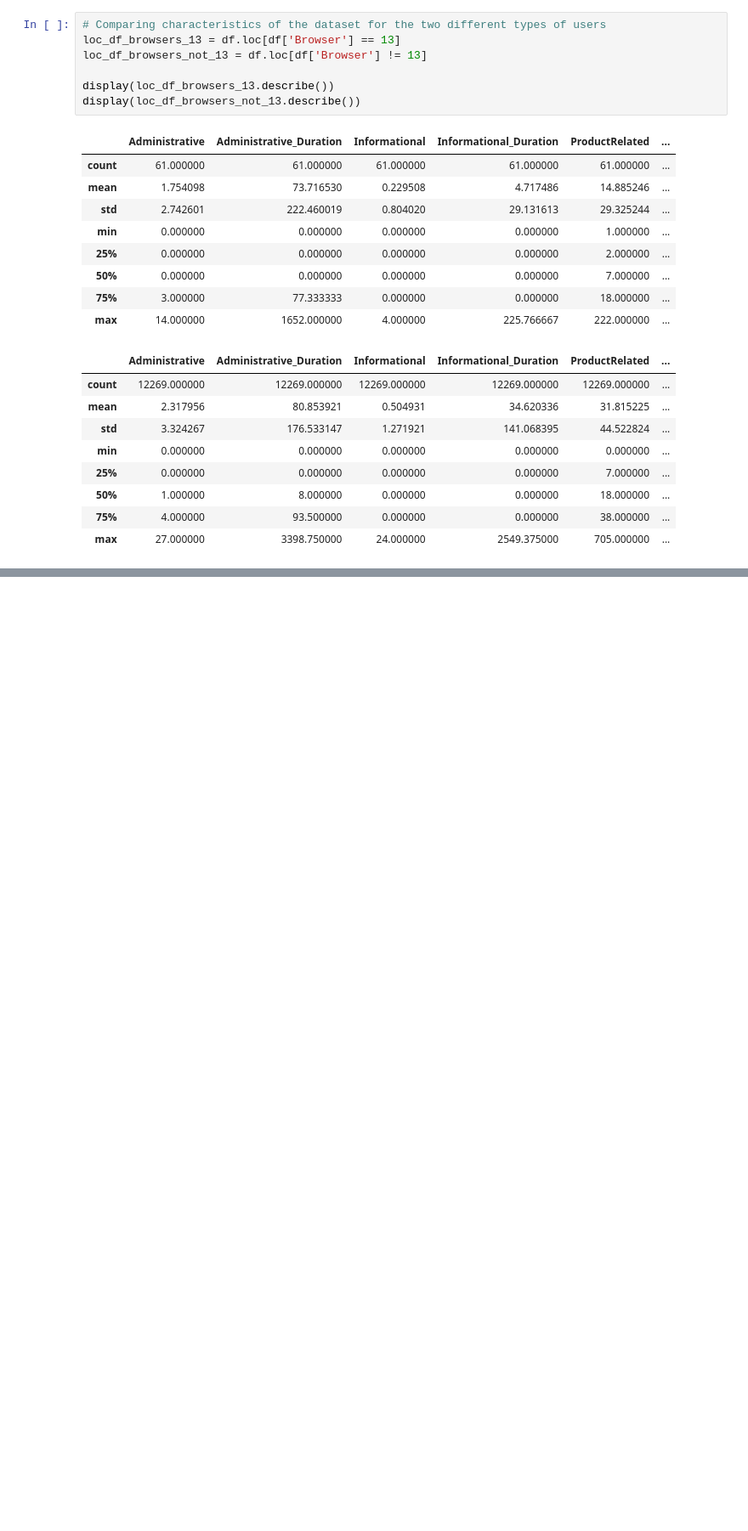
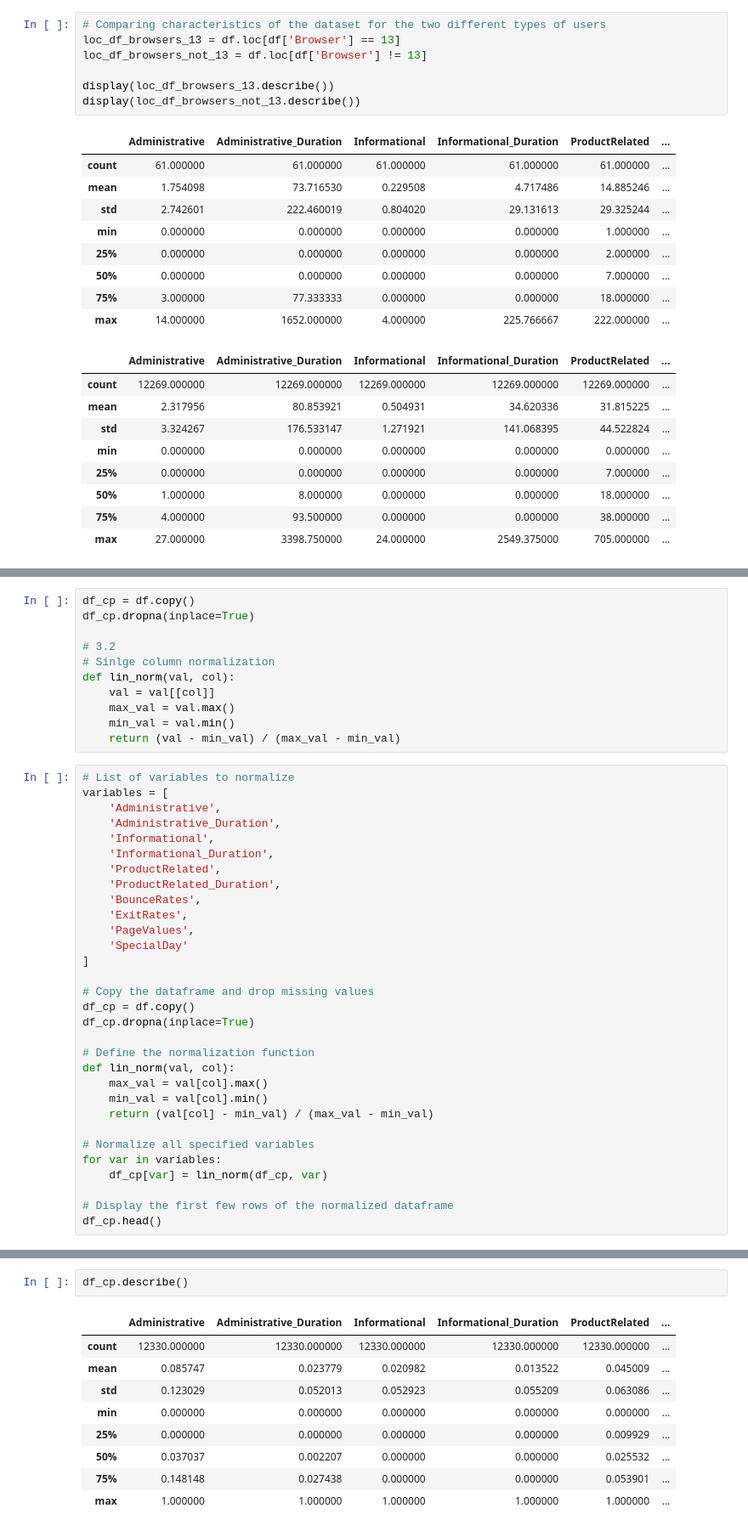
Before and after one commit to Nuraly1503/Data-Analytics, a Jupyter notebook: DA02/2-2.ipynb, the cells around one changed output, grey strips where cells are left out. Shown at 85% size. Cells and saved outputs as stored; diff of their text form; blank space fills up the shorter version.

```diff
--- a/DA02/2-2.ipynb
+++ b/DA02/2-2.ipynb
@@ -64,0 +118,42 @@ display(loc_df_browsers_not_13.describe())
+# %%
+df_cp = df.copy()
+df_cp.dropna(inplace=True)
+
+# 3.2
+# Sinlge column normalization
+def lin_norm(val, col):
+    val = val[[col]]
+    max_val = val.max()
+    min_val = val.min()
+    return (val - min_val) / (max_val - min_val)
+# %%
+# List of variables to normalize
+variables = [
+    'Administrative',
+    'Administrative_Duration',
+    'Informational',
+    'Informational_Duration',
+    'ProductRelated',
+    'ProductRelated_Duration',
+    'BounceRates',
+    'ExitRates',
+    'PageValues',
+    'SpecialDay'
+]
+
+# Copy the dataframe and drop missing values
+df_cp = df.copy()
+df_cp.dropna(inplace=True)
+
+# Define the normalization function
+def lin_norm(val, col):
+    max_val = val[col].max()
+    min_val = val[col].min()
+    return (val[col] - min_val) / (max_val - min_val)
+
+# Normalize all specified variables
+for var in variables:
+    df_cp[var] = lin_norm(df_cp, var)
+
+# Display the first few rows of the normalized dataframe
+df_cp.head()
@@ -64,0 +179,12 @@ display(loc_df_browsers_not_13.describe())
+# %%
+df_cp.describe()
+# %% [output]
+|  | Administrative | Administrative_Duration | Informational | Informational_Duration | ProductRelated | ... |
+| count | 12330.000000 | 12330.000000 | 12330.000000 | 12330.000000 | 12330.000000 | ... |
+| mean | 0.085747 | 0.023779 | 0.020982 | 0.013522 | 0.045009 | ... |
+| std | 0.123029 | 0.052013 | 0.052923 | 0.055209 | 0.063086 | ... |
+| min | 0.000000 | 0.000000 | 0.000000 | 0.000000 | 0.000000 | ... |
+| 25% | 0.000000 | 0.000000 | 0.000000 | 0.000000 | 0.009929 | ... |
+| 50% | 0.037037 | 0.002207 | 0.000000 | 0.000000 | 0.025532 | ... |
+| 75% | 0.148148 | 0.027438 | 0.000000 | 0.000000 | 0.053901 | ... |
+| max | 1.000000 | 1.000000 | 1.000000 | 1.000000 | 1.000000 | ... |
```
Also changed, not shown: parts of 8 cells of this notebook.
